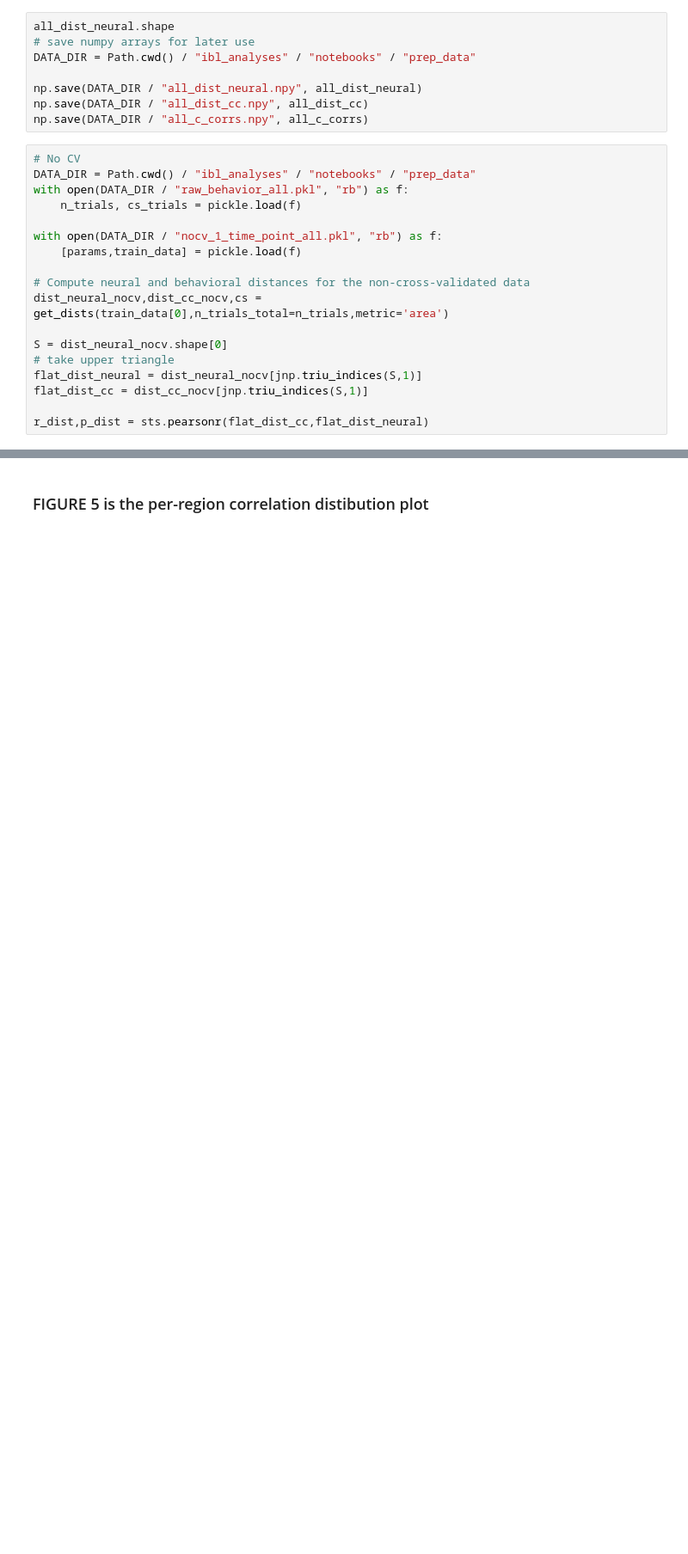
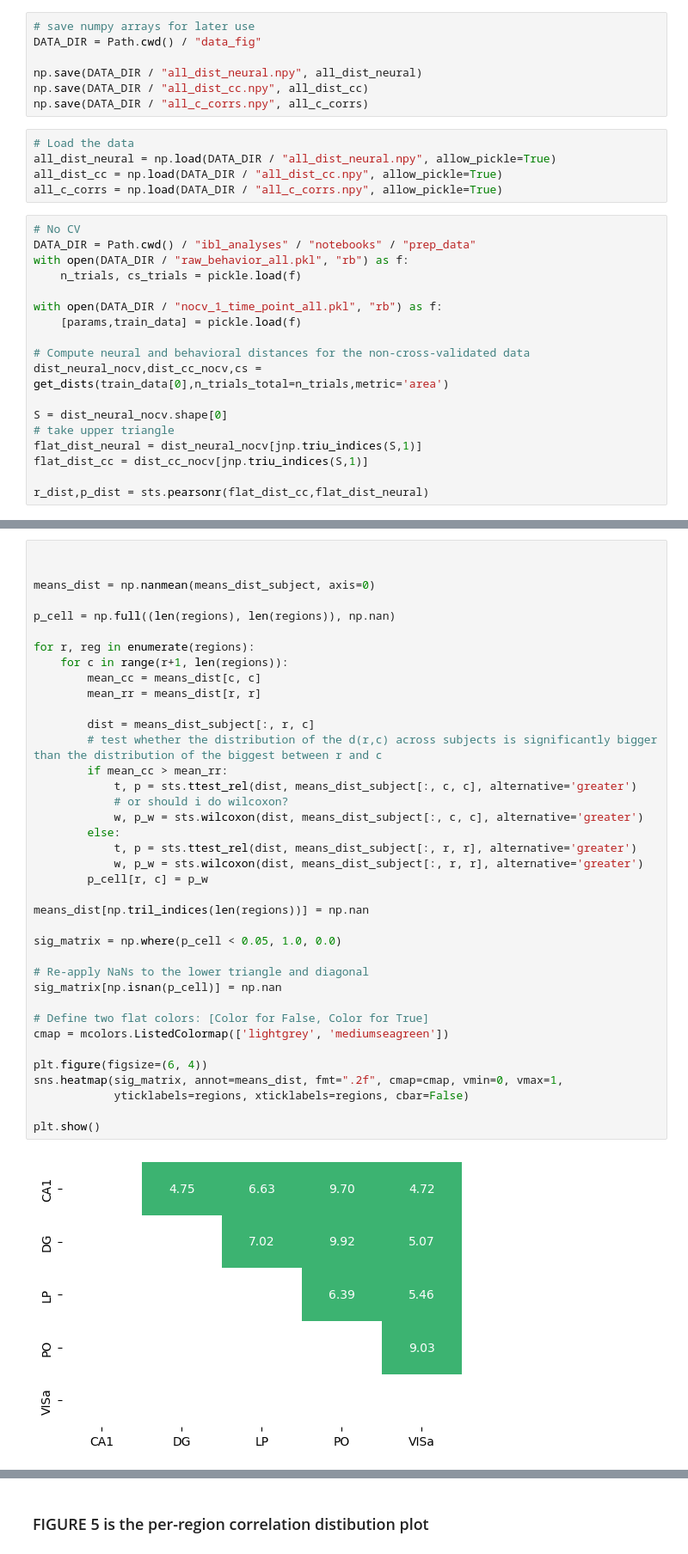
Before and after one commit to brunaafl/ShapeMetrics, a Jupyter notebook: combined_figure.ipynb, the cells around one changed output, grey strips where cells are left out. Shown at 86% size. Drawn from its saved outputs; the diff is of its cells as text; blank space fills up the shorter version.

```diff
--- a/combined_figure.ipynb
+++ b/combined_figure.ipynb
@@ -133,11 +134,15 @@ linalg error
 # %%
-all_dist_neural.shape
 # save numpy arrays for later use
-DATA_DIR = Path.cwd() / "ibl_analyses" / "notebooks" / "prep_data"
+DATA_DIR = Path.cwd() / "data_fig"
 
 np.save(DATA_DIR / "all_dist_neural.npy", all_dist_neural)
 np.save(DATA_DIR / "all_dist_cc.npy", all_dist_cc)
 np.save(DATA_DIR / "all_c_corrs.npy", all_c_corrs)
+# %%
+# Load the data
+all_dist_neural = np.load(DATA_DIR / "all_dist_neural.npy", allow_pickle=True)
+all_dist_cc = np.load(DATA_DIR / "all_dist_cc.npy", allow_pickle=True)
+all_c_corrs = np.load(DATA_DIR / "all_c_corrs.npy", allow_pickle=True)
 # %%
 # No CV
 DATA_DIR = Path.cwd() / "ibl_analyses" / "notebooks" / "prep_data"
@@ -289,0 +350,40 @@ Mean 1.4440068440272775, cdf 0.9256314749125969
+# %%
+
+
+means_dist = np.nanmean(means_dist_subject, axis=0)
+
+p_cell = np.full((len(regions), len(regions)), np.nan)
+
+for r, reg in enumerate(regions):
+    for c in range(r+1, len(regions)):
+        mean_cc = means_dist[c, c]
+        mean_rr = means_dist[r, r]
+
+        dist = means_dist_subject[:, r, c]
+        # test whether the distribution of the d(r,c) across subjects is significantly bigger than the distribution of the biggest between r and c
+        if mean_cc > mean_rr:
+            t, p = sts.ttest_rel(dist, means_dist_subject[:, c, c], alternative='greater')
+            # or should i do wilcoxon?
+            w, p_w = sts.wilcoxon(dist, means_dist_subject[:, c, c], alternative='greater')
+        else:
+            t, p = sts.ttest_rel(dist, means_dist_subject[:, r, r], alternative='greater')
+            w, p_w = sts.wilcoxon(dist, means_dist_subject[:, r, r], alternative='greater')
+        p_cell[r, c] = p_w
+
+means_dist[np.tril_indices(len(regions))] = np.nan
+
+sig_matrix = np.where(p_cell < 0.05, 1.0, 0.0)
+
+# Re-apply NaNs to the lower triangle and diagonal
+sig_matrix[np.isnan(p_cell)] = np.nan
+
+# Define two flat colors: [Color for False, Color for True]
+cmap = mcolors.ListedColormap(['lightgrey', 'mediumseagreen'])
+
+plt.figure(figsize=(6, 4))
+sns.heatmap(sig_matrix, annot=means_dist, fmt=".2f", cmap=cmap, vmin=0, vmax=1,
+            yticklabels=regions, xticklabels=regions, cbar=False)
+
+plt.show()
+# %% [output]
+[figure, added]
```
Also changed, not shown: parts of 17 cells of this notebook, 4 other files.
